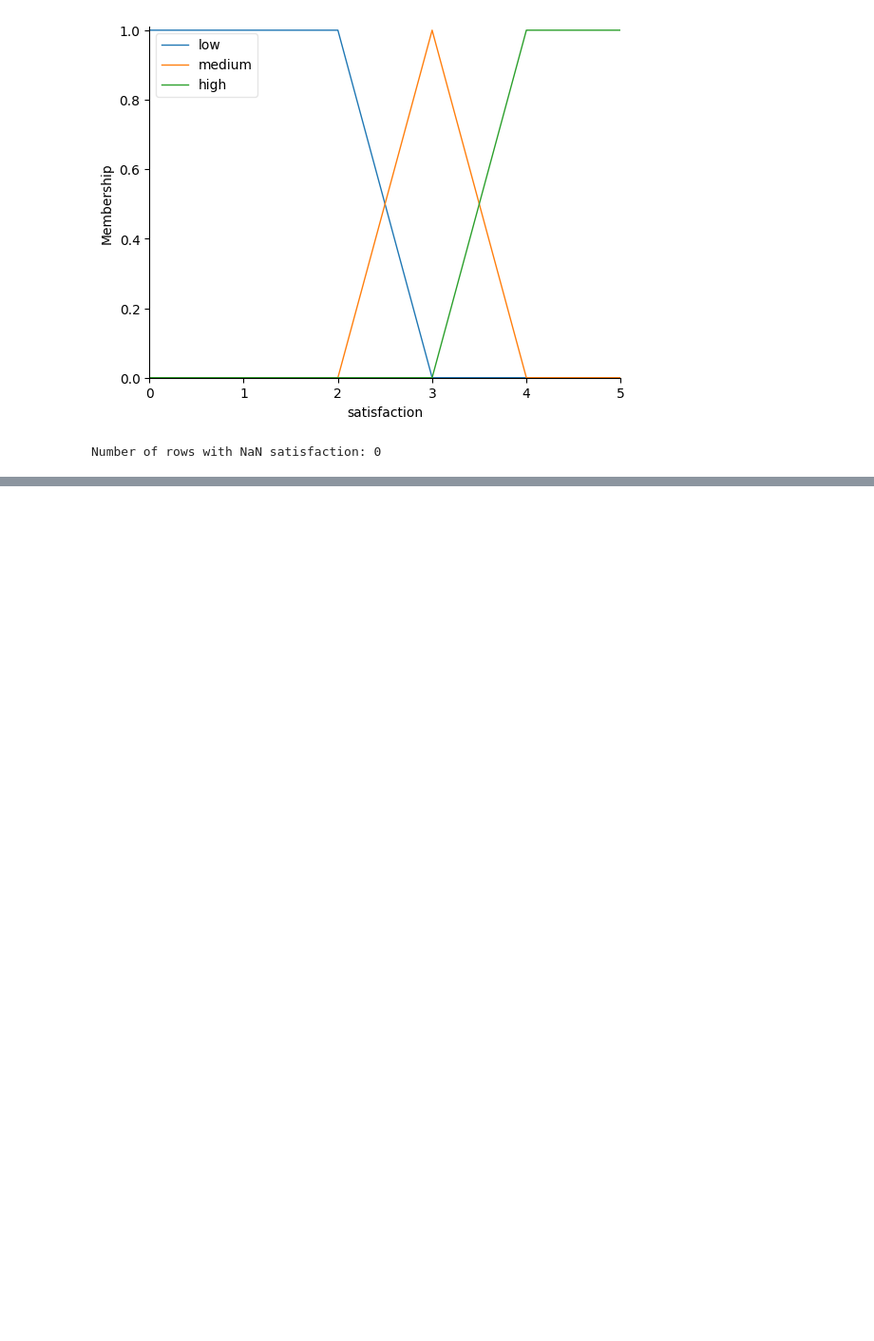
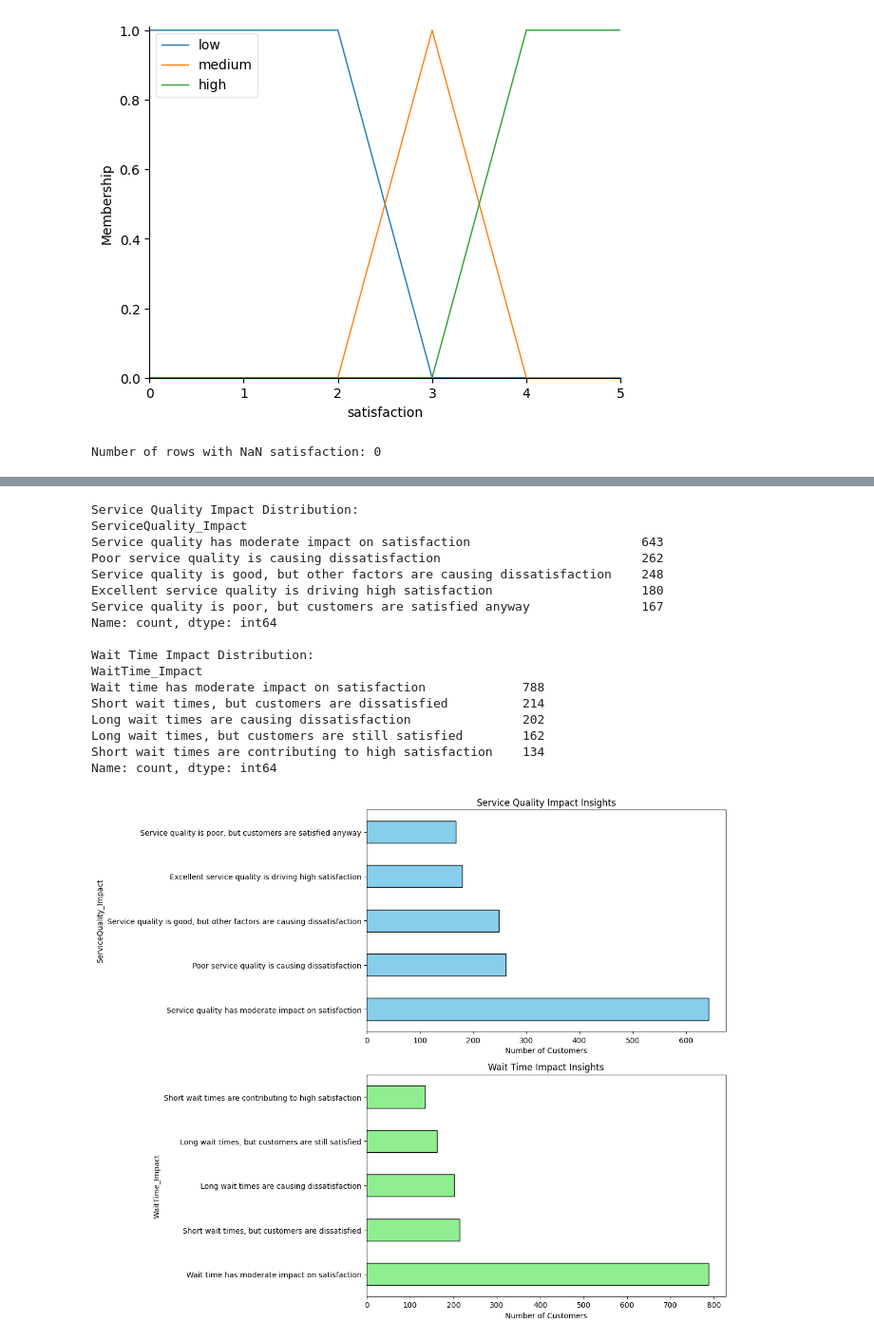
Before and after one commit to Zhaoru312/uib-ai-2331241-kevin_huang, a Jupyter notebook: ai course/pert 2/fuzzy logic/fuzzy-logic.ipynb, the cells around one changed output, grey strips where cells are left out. Shown at 95% size. Cells and saved outputs as stored; diff of their text form; code cells hidden in the pictures; blank space fills up the shorter version.

Commit message:
added insights

```diff
--- a/ai course/pert 2/fuzzy logic/fuzzy-logic.ipynb
+++ b/ai course/pert 2/fuzzy logic/fuzzy-logic.ipynb
@@ -252,0 +231,48 @@ Name: count, dtype: int64
+# %%
+
+# Analyze the distribution of insights
+print("\nService Quality Impact Distribution:")
+print(finaldata['ServiceQuality_Impact'].value_counts())
+
+print("\nWait Time Impact Distribution:")
+print(finaldata['WaitTime_Impact'].value_counts())
+
+# Visualize the insights
+plt.figure(figsize=(12, 10))
+
+# Service Quality Impact
+plt.subplot(2, 1, 1)
+service_impact_counts = finaldata['ServiceQuality_Impact'].value_counts()
+service_impact_counts.plot(kind='barh', color='skyblue', edgecolor='black')
+plt.title('Service Quality Impact Insights')
+plt.xlabel('Number of Customers')
+plt.tight_layout()
+
+# Wait Time Impact
+plt.subplot(2, 1, 2)
+wait_impact_counts = finaldata['WaitTime_Impact'].value_counts()
+wait_impact_counts.plot(kind='barh', color='lightgreen', edgecolor='black')
+plt.title('Wait Time Impact Insights')
+plt.xlabel('Number of Customers')
+plt.tight_layout()
+
+plt.show()
+# %% [output]
+Service Quality Impact Distribution:
+ServiceQuality_Impact
+Service quality has moderate impact on satisfaction                       643
+Poor service quality is causing dissatisfaction                           262
+Service quality is good, but other factors are causing dissatisfaction    248
+Excellent service quality is driving high satisfaction                    180
+Service quality is poor, but customers are satisfied anyway               167
+Name: count, dtype: int64
+
+Wait Time Impact Distribution:
+WaitTime_Impact
+Wait time has moderate impact on satisfaction             788
+Short wait times, but customers are dissatisfied          214
+Long wait times are causing dissatisfaction               202
+Long wait times, but customers are still satisfied        162
+Short wait times are contributing to high satisfaction    134
+Name: count, dtype: int64
+[figure, added]
```
Also changed, not shown: parts of 3 cells of this notebook, 1 other file.
